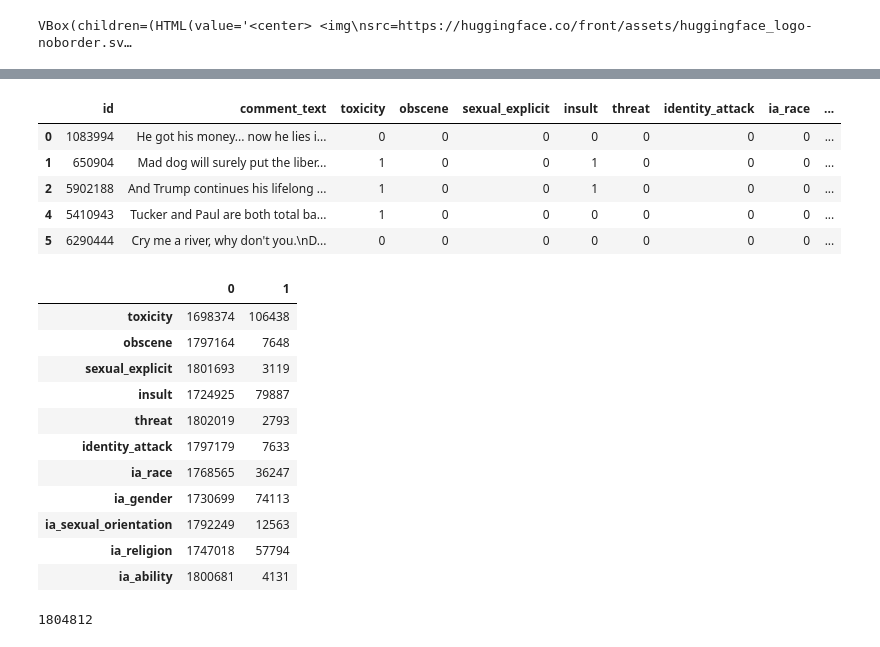
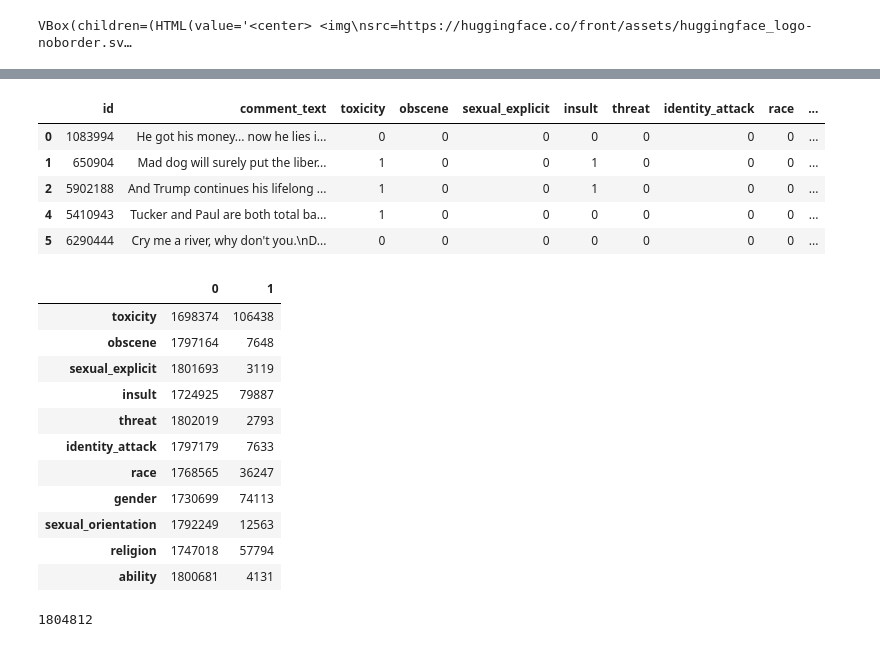
Before and after one commit to datascisteven/Detecting-Bias-and-Toxicity-in-LLM-Chatbots, a Jupyter notebook: Greenflash_Toxicity_Multi_Class_Model.ipynb, the cells around one changed output, grey strips where cells are left out. Saved outputs shown, nothing was run; the diff lists cells and outputs as text; code cells hidden in the pictures.

```diff
--- a/Greenflash_Toxicity_Multi_Class_Model.ipynb
+++ b/Greenflash_Toxicity_Multi_Class_Model.ipynb
@@ -85,31 +90,30 @@ import matplotlib.pyplot as plt
 # %%
 dataset = pd.read_csv('/content/drive/MyDrive/Projects/Greenflash/Toxicity/jigsaw_train_revised.csv', index_col=0)
 dataset = dataset.drop(columns=['severe_toxicity'])
-dataset.columns = ['id', 'comment_text', 'toxicity', 'obscene', 'sexual_explicit', 'identity_attack', 'insult', 'threat', 'ia_race', 'ia_gender', 'ia_sexual_orientation', 'ia_religion', 'ia_ability']
-dataset = dataset[['id', 'comment_text', 'toxicity', 'obscene', 'sexual_explicit', 'insult', 'threat', 'identity_attack', 'ia_race', 'ia_gender', 'ia_sexual_orientation', 'ia_religion', 'ia_ability']]
+dataset = dataset[['id', 'comment_text', 'toxicity', 'obscene', 'sexual_explicit', 'insult', 'threat', 'identity_attack', 'race', 'gender', 'sexual_orientation', 'religion', 'ability']]
 dataset.head()
 # %% [output]
-|  | id | comment_text | toxicity | obscene | sexual_explicit | insult | threat | identity_attack | ia_race | ... |
+|  | id | comment_text | toxicity | obscene | sexual_explicit | insult | threat | identity_attack | race | ... |
 | 0 | 1083994 | He got his money... now he lies i... | 0 | 0 | 0 | 0 | 0 | 0 | 0 | ... |
 | 1 | 650904 | Mad dog will surely put the liber... | 1 | 0 | 0 | 1 | 0 | 0 | 0 | ... |
 | 2 | 5902188 | And Trump continues his lifelong ... | 1 | 0 | 0 | 1 | 0 | 0 | 0 | ... |
 | 4 | 5410943 | Tucker and Paul are both total ba... | 1 | 0 | 0 | 0 | 0 | 0 | 0 | ... |
 | 5 | 6290444 | Cry me a river, why don't you.\nD... | 0 | 0 | 0 | 0 | 0 | 0 | 0 | ... |
 # %%
-dataset[['toxicity', 'obscene', 'sexual_explicit', 'insult', 'threat', 'identity_attack', 'ia_race', 'ia_gender', 'ia_sexual_orientation', 'ia_religion', 'ia_ability']].apply(lambda x: x.value_counts()).T
+dataset[['toxicity', 'obscene', 'sexual_explicit', 'insult', 'threat', 'identity_attack', 'race', 'gender', 'sexual_orientation', 'religion', 'ability']].apply(lambda x: x.value_counts()).T
 # %% [output]
 |  | 0 | 1 |
 | toxicity | 1698374 | 106438 |
 | obscene | 1797164 | 7648 |
 | sexual_explicit | 1801693 | 3119 |
 | insult | 1724925 | 79887 |
 | threat | 1802019 | 2793 |
 | identity_attack | 1797179 | 7633 |
-| ia_race | 1768565 | 36247 |
-| ia_gender | 1730699 | 74113 |
-| ia_sexual_orientation | 1792249 | 12563 |
-| ia_religion | 1747018 | 57794 |
-| ia_ability | 1800681 | 4131 |
+| race | 1768565 | 36247 |
+| gender | 1730699 | 74113 |
+| sexual_orientation | 1792249 | 12563 |
+| religion | 1747018 | 57794 |
+| ability | 1800681 | 4131 |
 # %%
 len(dataset)
 # %% [output]
```
Also changed, not shown: parts of 29 cells of this notebook.
